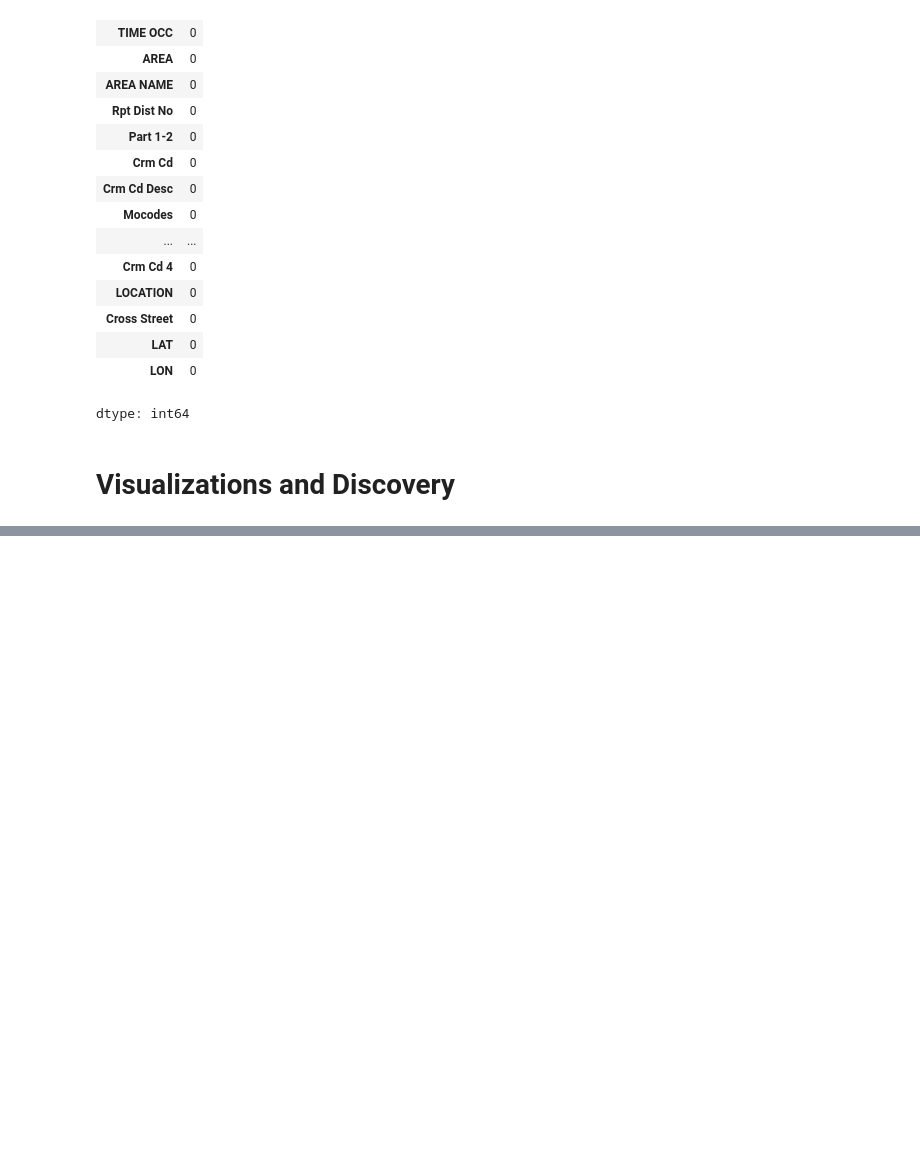
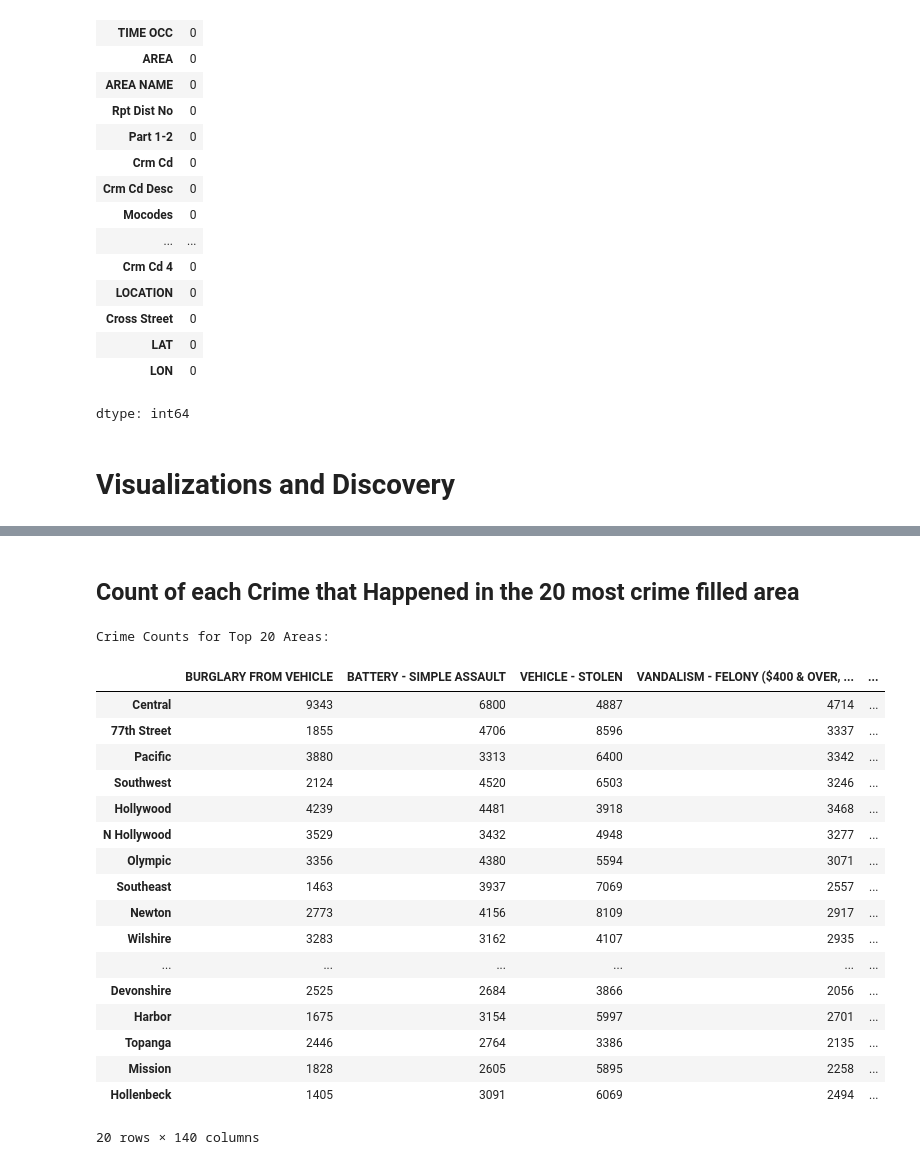
Before and after one commit to AndrewPiasecki/CrimeDataSince2020, a Jupyter notebook: Analysis.ipynb, the cells around one changed output, grey strips where cells are left out. Drawn from its saved outputs; the diff is of its cells as text; code cells hidden in the pictures; blank space fills up the shorter version.

```diff
--- a/Analysis.ipynb
+++ b/Analysis.ipynb
@@ -146,0 +228,33 @@ dtype: int64
+# %% [markdown]
+## Count of each Crime that Happened in the 20 most crime filled area
+# %%
+top_20_crime_counts = {}
+for area in top_20_areas.index:
+  area_data = Crime[Crime['AREA NAME'] == area]
+  crime_counts = area_data['Crm Cd Desc'].value_counts()
+  top_20_crime_counts[area] = crime_counts
+
+
+top_crimes_df = pd.DataFrame.from_dict(top_20_crime_counts, orient='index')
+print("\nCrime Counts for Top 20 Areas:")
+top_crimes_df
+# %% [output]
+Crime Counts for Top 20 Areas:
+|  | BURGLARY FROM VEHICLE | BATTERY - SIMPLE ASSAULT | VEHICLE - STOLEN | VANDALISM - FELONY ($400 & OVER, ... | ... |
+| Central | 9343 | 6800 | 4887 | 4714 | ... |
+| 77th Street | 1855 | 4706 | 8596 | 3337 | ... |
+| Pacific | 3880 | 3313 | 6400 | 3342 | ... |
+| Southwest | 2124 | 4520 | 6503 | 3246 | ... |
+| Hollywood | 4239 | 4481 | 3918 | 3468 | ... |
+| N Hollywood | 3529 | 3432 | 4948 | 3277 | ... |
+| Olympic | 3356 | 4380 | 5594 | 3071 | ... |
+| Southeast | 1463 | 3937 | 7069 | 2557 | ... |
+| Newton | 2773 | 4156 | 8109 | 2917 | ... |
+| Wilshire | 3283 | 3162 | 4107 | 2935 | ... |
+| ... | ... | ... | ... | ... | ... |
+| Devonshire | 2525 | 2684 | 3866 | 2056 | ... |
+| Harbor | 1675 | 3154 | 5997 | 2701 | ... |
+| Topanga | 2446 | 2764 | 3386 | 2135 | ... |
+| Mission | 1828 | 2605 | 5895 | 2258 | ... |
+| Hollenbeck | 1405 | 3091 | 6069 | 2494 | ... |
+20 rows × 140 columns
```
Also changed, not shown: parts of 7 cells of this notebook.
